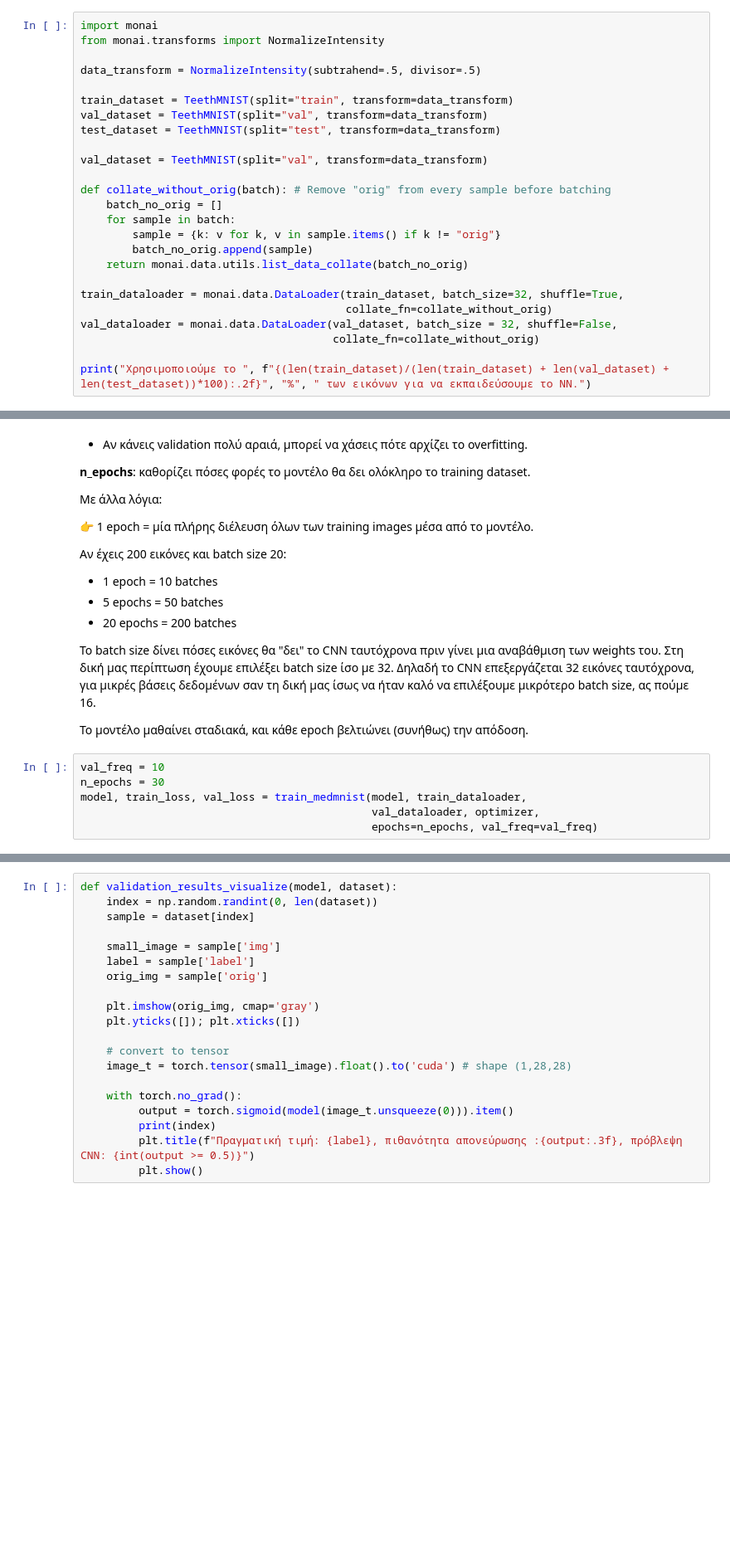
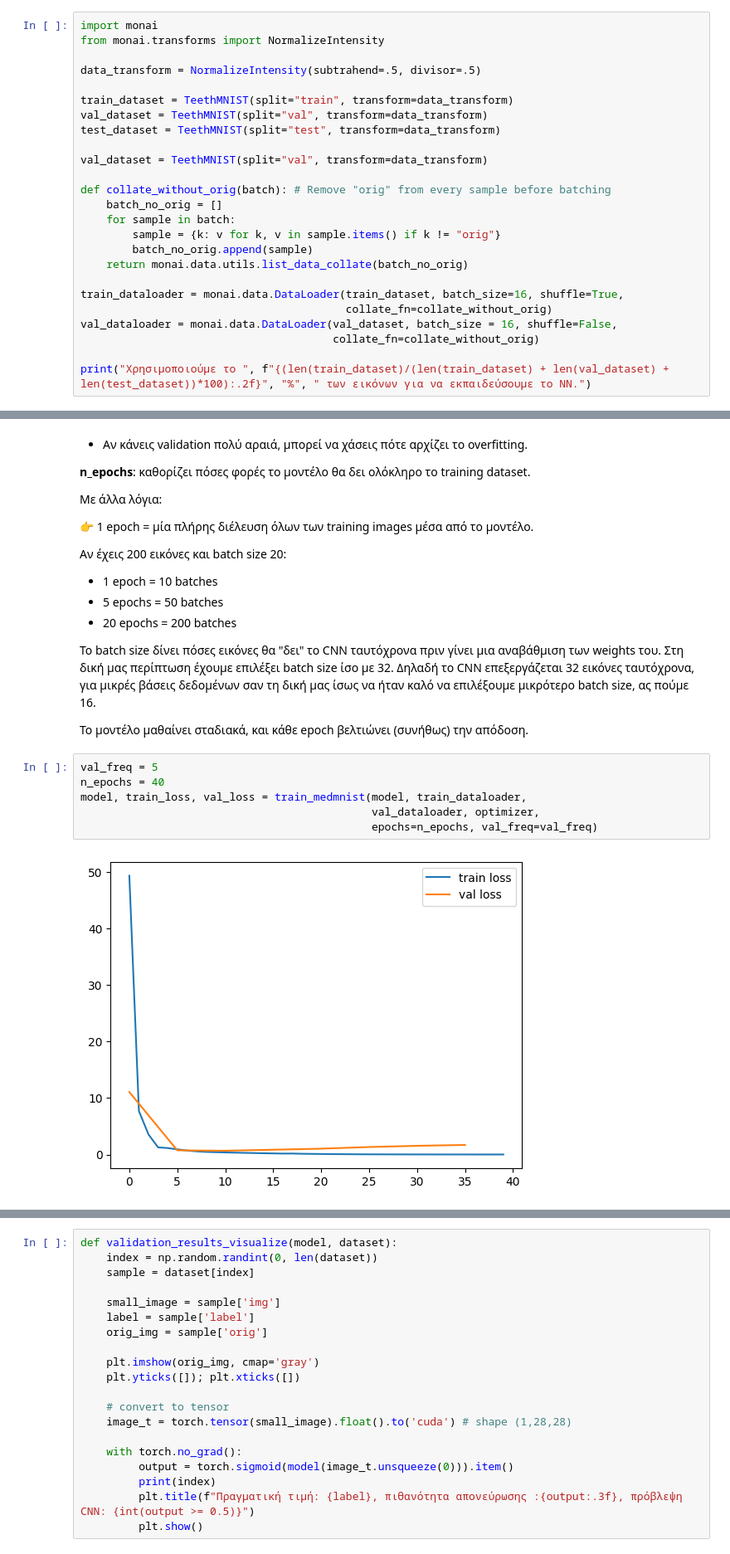
Before and after one commit to NicosStarreveld/WorkshopCNNs, a Jupyter notebook: workshop_οδοντιατρικη.ipynb, the cells around one changed output, grey strips where cells are left out. Shown at 83% size. Drawn from its saved outputs; the diff is of its cells as text; blank space fills up the shorter version.

```diff
--- a/workshop_οδοντιατρικη.ipynb
+++ b/workshop_οδοντιατρικη.ipynb
@@ -168,9 +208,9 @@ def collate_without_orig(batch): # Remove "orig" from every sample before batchi
         batch_no_orig.append(sample)
     return monai.data.utils.list_data_collate(batch_no_orig)
 
-train_dataloader = monai.data.DataLoader(train_dataset, batch_size=32, shuffle=True,
+train_dataloader = monai.data.DataLoader(train_dataset, batch_size=16, shuffle=True,
                                          collate_fn=collate_without_orig)
-val_dataloader = monai.data.DataLoader(val_dataset, batch_size = 32, shuffle=False,
+val_dataloader = monai.data.DataLoader(val_dataset, batch_size = 16, shuffle=False,
                                        collate_fn=collate_without_orig)
 
 print("Χρησιμοποιούμε το ", f"{(len(train_dataset)/(len(train_dataset) + len(val_dataset) + len(test_dataset))*100):.2f}", "%", " των εικόνων για να εκπαιδεύσουμε το ΝΝ.")
@@ -301,8 +343,10 @@ To batch size δίνει πόσες εικόνες θα "δει" το CNN ταυ
 
 Το μοντέλο μαθαίνει σταδιακά, και κάθε epoch βελτιώνει (συνήθως) την απόδοση.
 # %%
-val_freq = 10
-n_epochs = 30
+val_freq = 5
+n_epochs = 40
 model, train_loss, val_loss = train_medmnist(model, train_dataloader,
                                              val_dataloader, optimizer,
                                              epochs=n_epochs, val_freq=val_freq)
+# %% [output]
+[figure, added]
```
Also changed, not shown: parts of 25 cells of this notebook.
